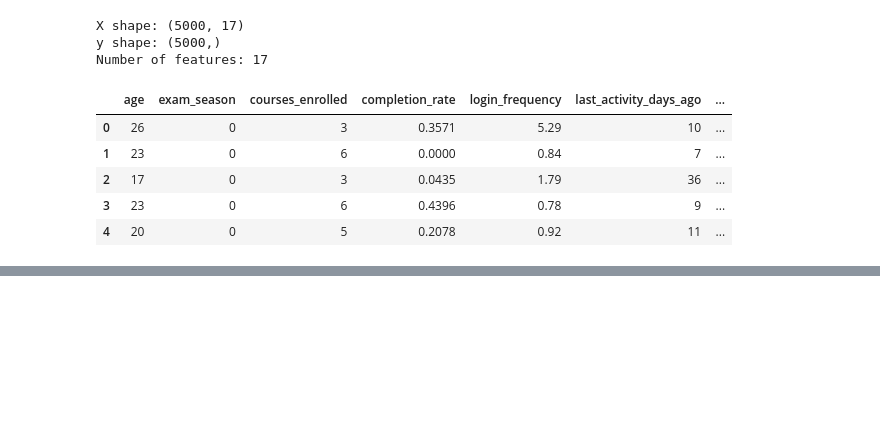
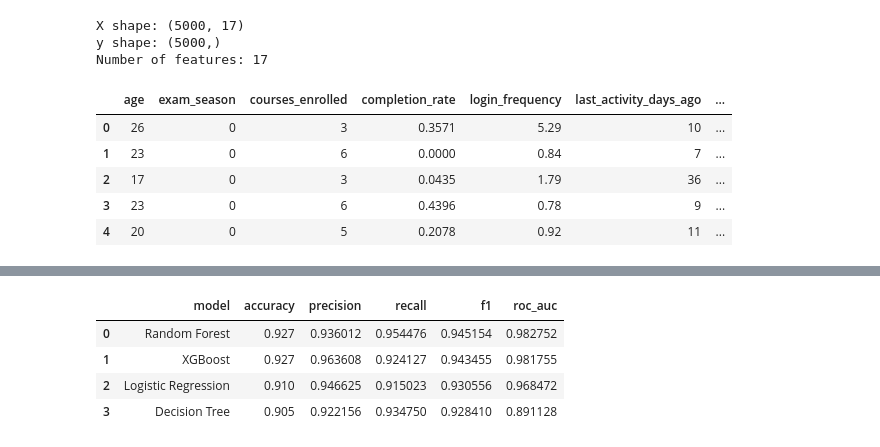
Before and after one commit to ctamburrino/student_dropout_predictor, a Jupyter notebook: Final Project.ipynb, the cells around one changed output, grey strips where cells are left out. Cells and saved outputs as stored; diff of their text form; code cells hidden in the pictures; blank space fills up the shorter version.

```diff
--- a/Final Project.ipynb
+++ b/Final Project.ipynb
@@ -394,0 +403,93 @@ Number of features: 17
+# %%
+from sklearn.model_selection import train_test_split
+from sklearn.pipeline import Pipeline
+from sklearn.preprocessing import StandardScaler
+from sklearn.linear_model import LogisticRegression
+from sklearn.tree import DecisionTreeClassifier
+from sklearn.ensemble import RandomForestClassifier
+from sklearn.metrics import (
+    accuracy_score,
+    precision_score,
+    recall_score,
+    f1_score,
+    roc_auc_score,
+    ConfusionMatrixDisplay,
+)
+
+# Optional import so the notebook still runs even if xgboost is missing.
+try:
+    from xgboost import XGBClassifier
+    xgb_available = True
+except ImportError:
+    xgb_available = False
+
+# Train/test split (stratified because classes are imbalanced)
+X_train, X_test, y_train, y_test = train_test_split(
+    X,
+    y,
+    test_size=0.2,
+    random_state=42,
+    stratify=y,
+)
+
+models = {
+    "Logistic Regression": Pipeline(
+        steps=[
+            ("scaler", StandardScaler()),
+            ("model", LogisticRegression(max_iter=2000, class_weight="balanced", random_state=42)),
+        ]
+    ),
+    "Decision Tree": DecisionTreeClassifier(random_state=42, class_weight="balanced"),
+    "Random Forest": RandomForestClassifier(
+        n_estimators=400,
+        random_state=42,
+        class_weight="balanced",
+        n_jobs=-1,
+    ),
+}
+
+if xgb_available:
+    # scale_pos_weight = negatives / positives
+    scale_pos_weight = (y_train == 0).sum() / max((y_train == 1).sum(), 1)
+    models["XGBoost"] = XGBClassifier(
+        n_estimators=400,
+        max_depth=4,
+        learning_rate=0.05,
+        subsample=0.9,
+        colsample_bytree=0.9,
+        objective="binary:logistic",
+        eval_metric="logloss",
+        random_state=42,
+        scale_pos_weight=scale_pos_weight,
+    )
+else:
+    print("xgboost is not installed. Skipping XGBoost model.")
+
+results = []
+fit_models = {}
+
+for name, model in models.items():
+    model.fit(X_train, y_train)
+    y_pred = model.predict(X_test)
+
+    if hasattr(model, "predict_proba"):
+        y_score = model.predict_proba(X_test)[:, 1]
+    else:
+        y_score = None
+
+    results.append(
+        {
+            "model": name,
+            "accuracy": accuracy_score(y_test, y_pred),
+            "precision": precision_score(y_test, y_pred, zero_division=0),
+            "recall": recall_score(y_test, y_pred, zero_division=0),
+            "f1": f1_score(y_test, y_pred, zero_division=0),
+            "roc_auc": roc_auc_score(y_test, y_score) if y_score is not None else np.nan,
+        }
+    )
+    fit_models[name] = model
+
+results_df = pd.DataFrame(results).sort_values("f1", ascending=False).reset_index(drop=True)
+print("Model comparison on test set:")
+results_df
+# %% [output]
@@ -394,0 +497,5 @@ Number of features: 17
+|  | model | accuracy | precision | recall | f1 | roc_auc |
+| 0 | Random Forest | 0.927 | 0.936012 | 0.954476 | 0.945154 | 0.982752 |
+| 1 | XGBoost | 0.927 | 0.963608 | 0.924127 | 0.943455 | 0.981755 |
+| 2 | Logistic Regression | 0.910 | 0.946625 | 0.915023 | 0.930556 | 0.968472 |
+| 3 | Decision Tree | 0.905 | 0.922156 | 0.934750 | 0.928410 | 0.891128 |
```
Also changed, not shown: parts of 3 cells of this notebook.
